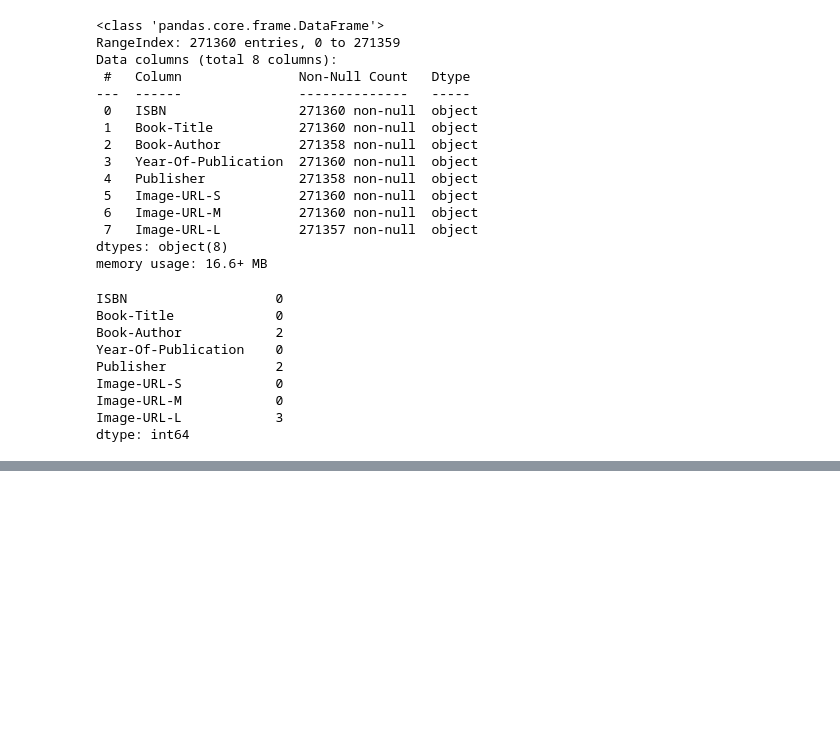
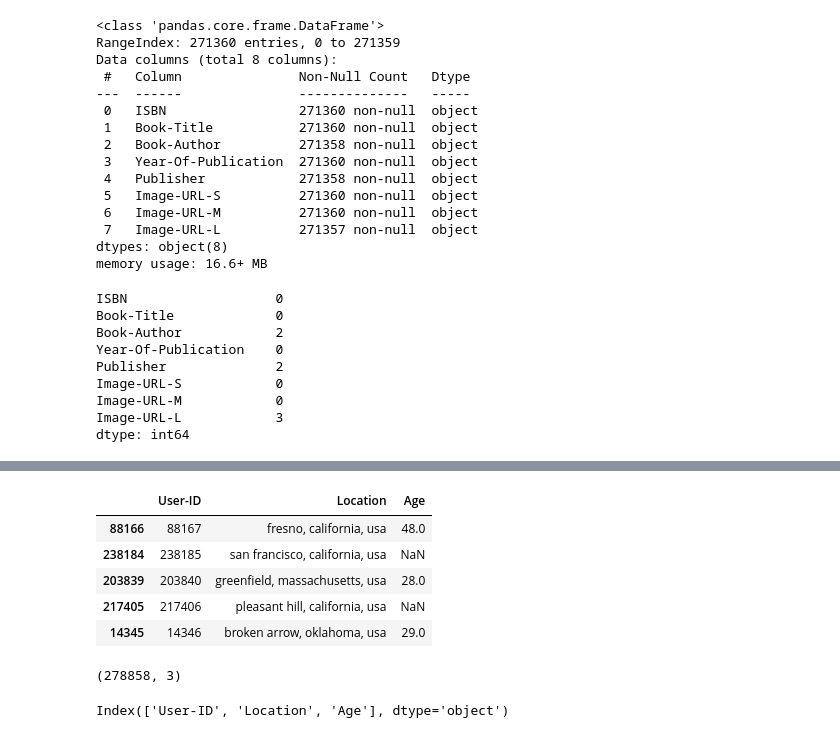
Before and after one commit to ChauhanAaditya/Book-reccomendation-system, a Jupyter notebook: data/main.ipynb, the cells around one changed output, grey strips where cells are left out. Saved outputs shown, nothing was run; the diff lists cells and outputs as text; code cells hidden in the pictures; blank space fills up the shorter version.

```diff
--- a/data/main.ipynb
+++ b/data/main.ipynb
@@ -105,3 +105,22 @@ books.head(5)
 | 2 | 0060973129 | Decision in Normandy | Carlo D'Este | 1991 | HarperPerennial | http://images.amazon.com/images/P... | http://images.amazon.com/images/P... | http://images.amazon.com/images/P... |
 | 3 | 0374157065 | Flu: The Story of the Great Influ... | Gina Bari Kolata | 1999 | Farrar Straus Giroux | http://images.amazon.com/images/P... | http://images.amazon.com/images/P... | http://images.amazon.com/images/P... |
 | 4 | 0393045218 | The Mummies of Urumchi | E. J. W. Barber | 1999 | W. W. Norton &amp; Company | http://images.amazon.com/images/P... | http://images.amazon.com/images/P... | http://images.amazon.com/images/P... |
+# %%
+users = pd.read_csv("users.csv",sep=';',on_bad_lines='skip', encoding='latin-1')
+# %%
+users.sample(5)
+# %% [output]
+|  | User-ID | Location | Age |
+| 88166 | 88167 | fresno, california, usa | 48.0 |
+| 238184 | 238185 | san francisco, california, usa | NaN |
+| 203839 | 203840 | greenfield, massachusetts, usa | 28.0 |
+| 217405 | 217406 | pleasant hill, california, usa | NaN |
+| 14345 | 14346 | broken arrow, oklahoma, usa | 29.0 |
+# %%
+users.shape
+# %% [output]
+(278858, 3)
+# %%
+users.columns
+# %% [output]
+Index(['User-ID', 'Location', 'Age'], dtype='object')
```
Also changed, not shown: parts of 21 cells of this notebook.
